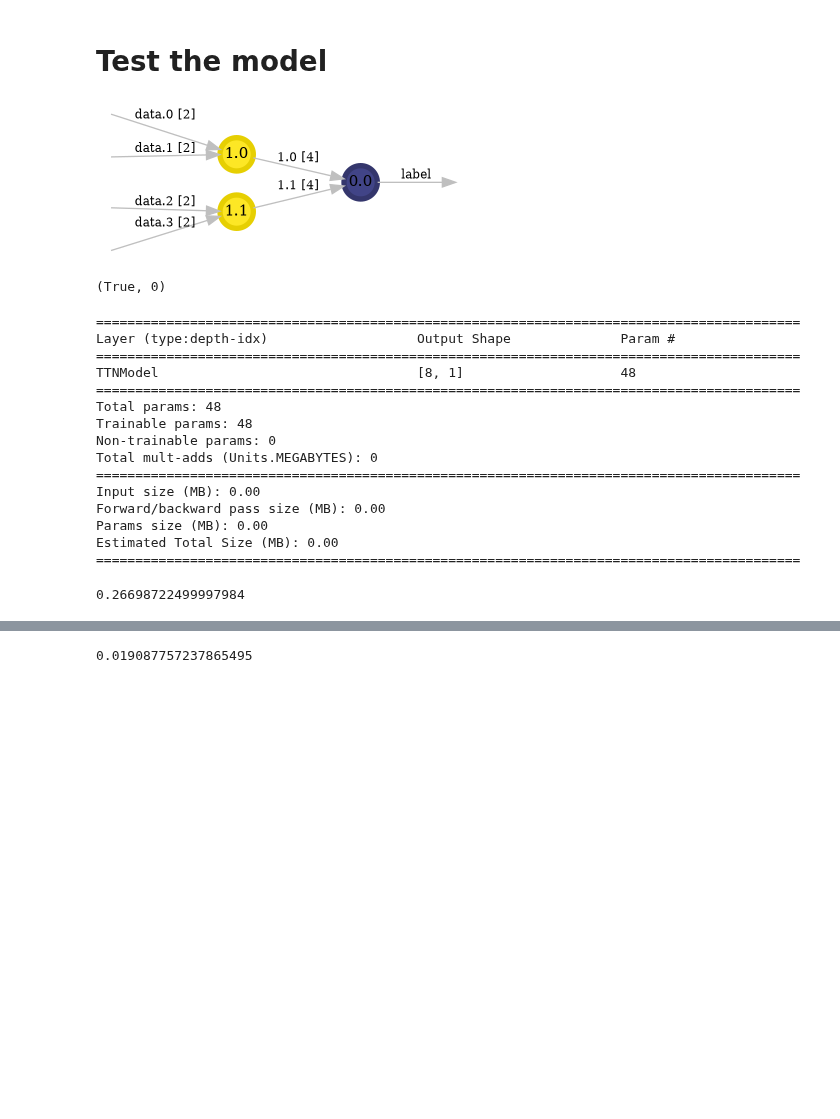
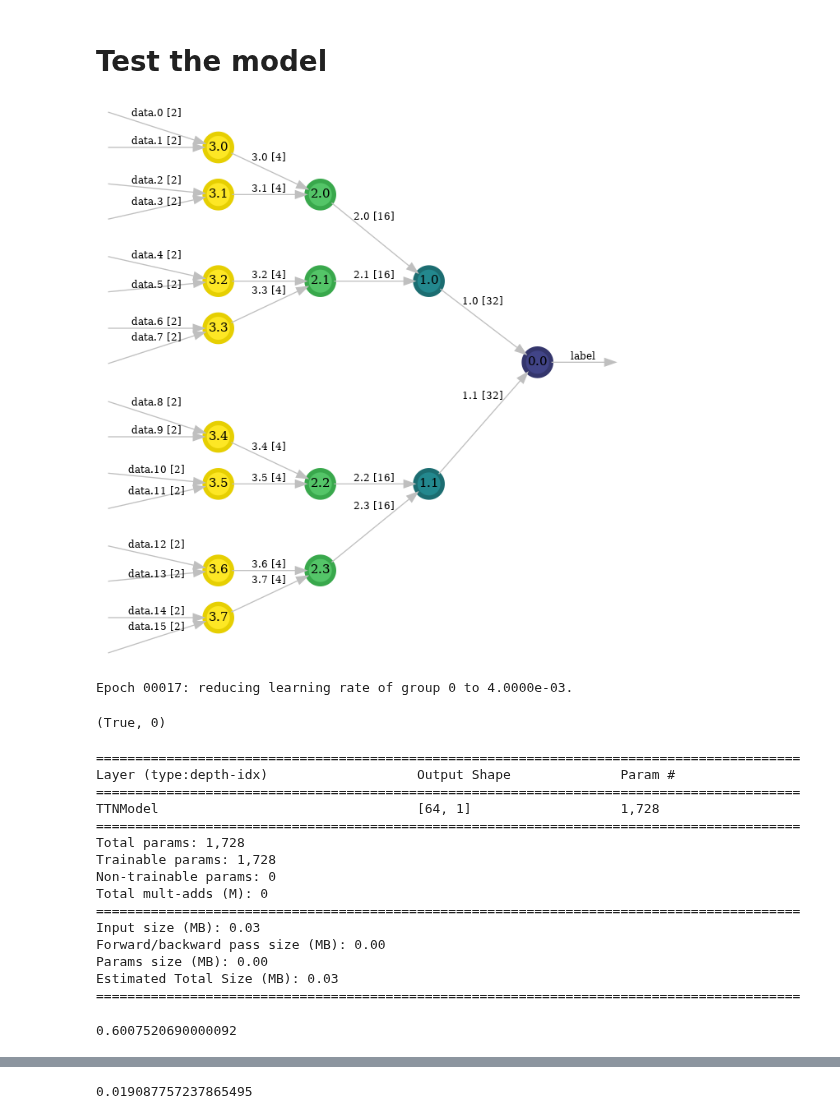
Before and after one commit to c0pp1/TTN4HEP, a Jupyter notebook: TTN/myttnlibrary.ipynb, the cells around one changed output, grey strips where cells are left out. Drawn from its saved outputs; the diff is of its cells as text; code cells hidden in the pictures; blank space fills up the shorter version.

```diff
--- a/TTN/myttnlibrary.ipynb
+++ b/TTN/myttnlibrary.ipynb
@@ -174,6 +174,7 @@ def one_epoch_one_tensor_torch(tensor, data_batched, train_dl, optimizer, loss_f
     # given the data_tn and the optimizer
     tot_data = 0
     lossess = []
+    n_labels = tensor.shape[-1]
     if pbar is None:
         pbar = tqdm(data_batched, total=len(data_batched),position=0, disable=disable_pbar)
     with torch.autograd.set_detect_anomaly(True):
@@ -184,7 +185,8 @@ def one_epoch_one_tensor_torch(tensor, data_batched, train_dl, optimizer, loss_f
             outputs = contract_up(tensor, data.unbind(1))
 
             probs = torch.real(torch.pow(outputs, 2))
-            probs = probs / torch.sum(probs)
+            if n_labels > 1:
+                probs = probs / torch.sum(probs)
             loss = loss_fn(labels, probs)
 
             loss.backward()
@@ -509,7 +511,7 @@ class TTN:
                     partial_dm += sep_partial_dm_torch(sel_sites, data_batch, skip_norm=True, device=self.device).sum(dim=0)
                 partial_dm /= np.prod([data_batch.shape[0] for data_batch in data], dtype=np.float64)
                 # now we have to diagonalize the partial dm
-                eigvecs = torch.linalg.eigh(partial_dm)[1].to(dtype=self.__dtype)
+                eigvals, eigvecs = torch.linalg.eigh(partial_dm)
                 del partial_dm
                 # the eigenvectors matrix should be isometrized, but let's check it first
                 if not torch.allclose(torch.eye(eigvecs.shape[0], device=self.device), torch.matmul(eigvecs , eigvecs.T.conj()).float()):
@@ -517,12 +519,24 @@ class TTN:
 
                 # now we have to select the n eigenvectors corresponding to the n greatest eigenvalues
                 # and reshape, as the physical indices of the two sites are fused in the first index
-                self.__tensor_map[tindex] = eigvecs[:, -tensor.shape[-1]:].reshape(tensor.shape)
+                self.__tensor_map[tindex] = eigvecs[:, -tensor.shape[-1]:].reshape(tensor.shape).to(dtype=self.__dtype)
+
+                # check that the eigenvectors matrix is reshaped correctly
+                data_eig_contr = 0
+                for data_batch in data:
+                    data_eig_contr += contract_up(self.__tensor_map[tindex], data_batch[:, sel_sites, :].unbind(1)).sum(dim=0)
+                data_eig_contr /= np.prod([data_batch.shape[0] for data_batch in data], dtype=np.float64)
+                if not torch.allclose(eigvals[-tensor.shape[-1]:].to(dtype=self.__dtype), data_eig_contr.to(dtype=self.__dtype)):
+                    raise ValueError(f"eigenvectors matrix is reshaped badly for tensor {tindex.name}"
+                                     f"eigvals: {eigvals[-tensor.shape[-1]:]}"
+                                     f"data_eig_contr: {data_eig_contr}")
+
                 del eigvecs
                 pbar.update(1)
 
             # calculate next propagation of data to this layer
             # with the updated tensors
+            ttn_curr_layer = self.get_layer(layer)
             pbar.set_postfix_str(f"doing layer {layer}, propagating data")
             for data_batch in data:
                 new_data_layer = self._propagate_data_through_branch_(dict(zip(data_indices, data_batch.unbind(1))), ttn_curr_layer, keep=True).values()
@@ -536,12 +550,16 @@ class TTN:
         pbar.close()
 
         # now we want to initialize the top tensor
+        # ! not working properly
         pbar = tqdm(data, total=len(data), desc='ttn supervised init',position=0, disable=disable_pbar)
         top_tensor = self.__tensor_map['0.0']
         top_parameter = torch.nn.Parameter(top_tensor, requires_grad=True)
+        optimizer = torch.optim.Adam([top_parameter], 1e-2)
+        scheduler = torch.optim.lr_scheduler.ReduceLROnPlateau(optimizer, factor=0.4, patience=2, min_lr=1e-5, verbose=True)
         for epoch in range(epochs):
             pbar.set_postfix_str(f"doing epoch {epoch+1}/{epochs}")
-            one_epoch_one_tensor_torch(top_parameter, data, train_dl, torch.optim.Adam([top_parameter]), loss_fn, device=self.device, disable_pbar=disable_pbar)
+            losses = one_epoch_one_tensor_torch(top_parameter, data, train_dl, optimizer, loss_fn, device=self.device, disable_pbar=disable_pbar)
+            scheduler.step(np.array([loss.item() for loss in losses]).mean())
         self.__tensor_map['0.0'] = top_parameter.detach()
 
         self.__tensors = [self.__tensor_map[idx] for idx in self.__indices] # ? this is a bit of a hack, but it works
@@ -759,13 +804,13 @@ class TTNModel(torch.nn.Module, TTN):
 # Test the model
 # %%
 h = 4
-BATCH_SIZE = 8
-DATASET = 'iris'
+BATCH_SIZE = 128
+DATASET = 'stripe'
 
 if DATASET == 'mnist':
     train_dl, test_dl, train_visual = get_mnist_data_loaders(h, batch_size=BATCH_SIZE)
 elif DATASET == 'stripe':
-    train_dl, test_dl = get_stripeimage_data_loaders(h, batch_size=BATCH_SIZE)
+    train_dl, test_dl = get_stripeimage_data_loaders(h, h, batch_size=BATCH_SIZE)
 elif DATASET == 'iris':
     # worst performance with iris-versicolor and iris-virginica
     train_dl, test_dl, h = get_iris_data_loaders(batch_size=BATCH_SIZE, labels=['Iris-virginica', 'Iris-versicolor'])
@@ -774,18 +819,20 @@ def loss(labels, output):
     return torch.mean((output.squeeze() - labels)**2)/2
 # %%
 DEVICE = 'cuda'
-BOND_DIM = 4
-DTYPE = torch.double
+BOND_DIM = 32
+DTYPE = torch.cdouble
 features = h**2
 
 model = TTNModel(features, bond_dim=BOND_DIM, n_labels=1, device=DEVICE, dtype=DTYPE)
 model.draw()
 # %% [output]
-[figure, old version]
+[figure, new version]
 # %%
-INIT_EPOCHS = 3
+INIT_EPOCHS = 25
 
 model.initialize(True, train_dl, loss, INIT_EPOCHS)
+# %% [output]
+Epoch 00017: reducing learning rate of group 0 to 4.0000e-03.
 # %%
 print(check_correct_init(model))
 summary(model, input_size=(BATCH_SIZE, features, 2), dtypes=[DTYPE], device=DEVICE)
@@ -794,17 +841,17 @@ summary(model, input_size=(BATCH_SIZE, features, 2), dtypes=[DTYPE], device=DEVI
 ==========================================================================================
 Layer (type:depth-idx)                   Output Shape              Param #
 ==========================================================================================
-TTNModel                                 [8, 1]                    48
+TTNModel                                 [64, 1]                   1,728
 ==========================================================================================
-Total params: 48
-Trainable params: 48
+Total params: 1,728
+Trainable params: 1,728
 Non-trainable params: 0
-Total mult-adds (Units.MEGABYTES): 0
+Total mult-adds (M): 0
 ==========================================================================================
-Input size (MB): 0.00
+Input size (MB): 0.03
 Forward/backward pass size (MB): 0.00
 Params size (MB): 0.00
-Estimated Total Size (MB): 0.00
+Estimated Total Size (MB): 0.03
 ==========================================================================================
 # %%
 data = torch.rand(256, features, 2, dtype=DTYPE, device=DEVICE)
@@ -812,7 +859,7 @@ with torch.no_grad():
     result = timeit(lambda: model(data), number=1000)
 result
 # %% [output]
-0.26698722499997984
+0.6007520690000092
 # %%
 
 def train_one_epoch(model, device, train_dl, loss_fn, optimizer, pbar=None, disable_pbar=False):
```
Also changed, not shown: parts of 10 cells of this notebook, 3 other files.
